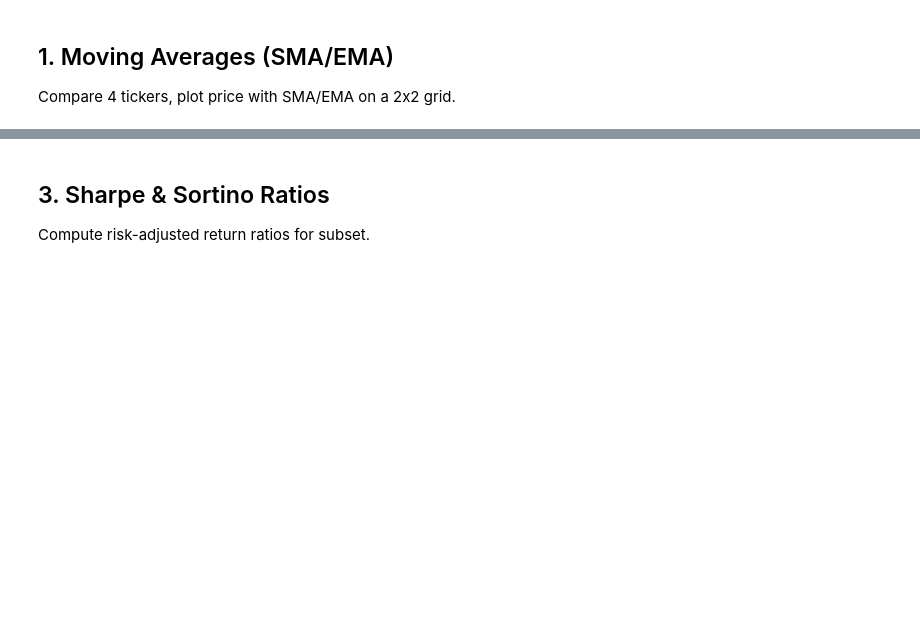
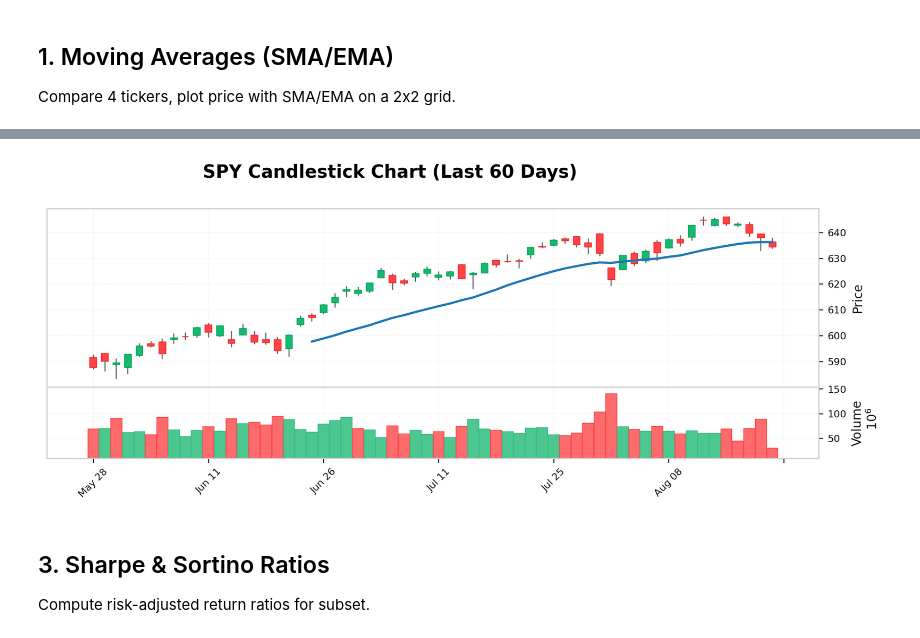
Before and after one commit to shervin-taheripour/stock-analysis-tool, a Jupyter notebook: analysis/statistical_financial_analysis.ipynb, the cells around one changed output, grey strips where cells are left out. Saved outputs shown, nothing was run; the diff lists cells and outputs as text; code cells hidden in the pictures; blank space fills up the shorter version.

```diff
--- a/analysis/statistical_financial_analysis.ipynb
+++ b/analysis/statistical_financial_analysis.ipynb
@@ -135,3 +264,54 @@ mpf.plot(
+# %%
+# --- derive the desired figsize from your global settings (fall back to 12x4) ---
+width = globals().get("_DEFAULT_PLOT_WIDTH",
+                      globals().get("PLOT_BASE_WIDTH", 12.0))
+row_h = globals().get("_DEFAULT_ROW_HEIGHT",
+                      globals().get("PLOT_BASE_ROW_HEIGHT", 4.0))
+
+# For candlestick + volume one row is fine; if you prefer a taller plot use 1.25*row_h
+figsize = (float(width), float(row_h))   # e.g. (12, 4)
+
+# prepare the data (same as you had)
+candle_df = (
+    ohlcv[ohlcv["ticker"] == tk][["date","open","high","low","close","volume"]]
+    .copy().set_index("date").sort_index().tail(60)
+)
+candle_df.index = pd.to_datetime(candle_df.index)
+
+# ask mplfinance to use that figsize and return the figure so we can style it
+fig, axes = mpf.plot(
+    candle_df.rename(columns={"open":"Open","high":"High","low":"Low","close":"Close","volume":"Volume"}),
+    type="candle",
+    style="yahoo",
+    mav=(20,),
+    volume=True,
+    title=f"{tk} Candlestick Chart (Last 60 Days)",
+    ylabel="Price",
+    ylabel_lower="Volume",
+    show_nontrading=False,
+    returnfig=True,
+    figsize=figsize
+)
+
+# apply your framed style and final layout (safe tight_layout fallback)
+apply_style_to_figure(fig, grid=True, tick_fontsize=8)
+
+try:
+    fig.tight_layout()
+except RuntimeError:
+    # constrained_layout/colorbar conflicts can happen in other contexts — ignore here
+    pass
+
+# rotate bottom x labels a bit for readability (volume axis is usually last)
+axes_list = axes if isinstance(axes, (list, tuple)) else [axes]
+bottom_ax = axes_list[-1]
+for lbl in bottom_ax.get_xticklabels():
+    lbl.set_rotation(30)
+    lbl.set_ha("right")
+
+plt.show()
+# %% [output]
+[figure, added]
 # %% [markdown]
 ## 3. Sharpe & Sortino Ratios
 
```
Also changed, not shown: parts of 20 cells of this notebook, 11 other files.
